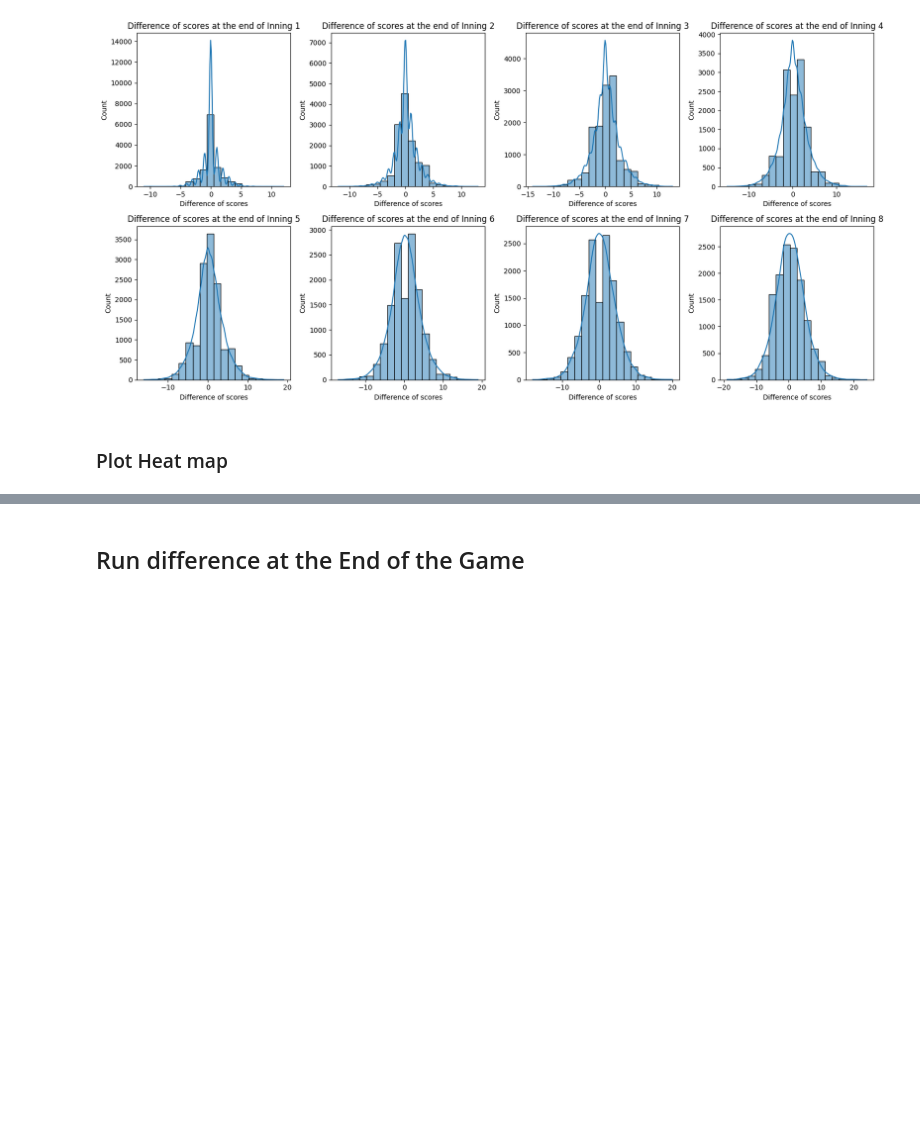
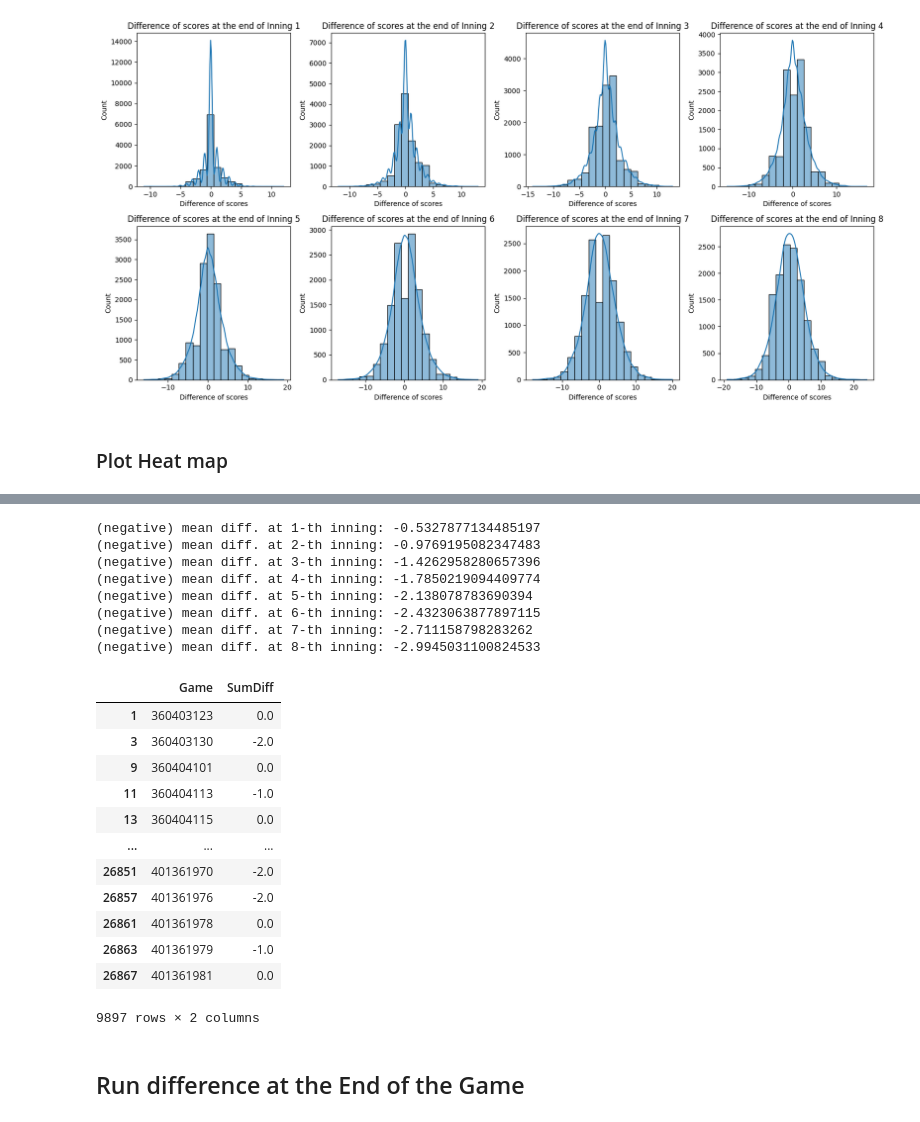
Before and after one commit to lbwei1016/Statistics-2024, a Jupyter notebook: main.ipynb, the cells around one changed output, grey strips where cells are left out. Cells and saved outputs as stored; diff of their text form; code cells hidden in the pictures; blank space fills up the shorter version.

```diff
--- a/main.ipynb
+++ b/main.ipynb
@@ -201,3 +152,59 @@ neg_diff_data_list[0]
+# %%
+def get_neg_diff_data_list(hypothesis: int=1) -> list[pd.Series]:
+    """
+    Get a list of games indexed by innings according to hypothesis 1 or 2.
+
+    Please refer to beginning of this python notebook for information regarding hypothesis 1 and 2.
+
+    ## Parameter
+        `hypothesis: int=1`: specify which hypothesis we are interested in,
+        and the returning list would correspond to that hypothesis.
+
+    ## Return
+        A list of `pd.Series` indexed by innings according to hypothesis 1 or 2.
+
+        Note that index `i` corresponds to the `i+1`-th inning.
+
+    """
+    neg_diff_data_list = []
+    for i in range(1, 9):
+        if hypothesis == 1:
+            neg_diff_data = neg_sum_to_n_inning(i)
+        else:
+            neg_diff_data = neg_sum_to_n_inning(i, diff_inning=1, neg_all=False)
+
+        neg_diff_mean = neg_diff_data['SumDiff'].mean()
+        print(f'(negative) mean diff. at {i}-th inning: {neg_diff_mean}')
+        neg_diff_data_list.append(neg_diff_data)
+
+    return neg_diff_data_list
+
+
+neg_diff_data_list = get_neg_diff_data_list(hypothesis=1)
+# neg_diff_data_list = get_neg_diff_data_list(hypothesis=2)
+neg_diff_data_list[0]
+# %% [output]
+(negative) mean diff. at 1-th inning: -0.5327877134485197
+(negative) mean diff. at 2-th inning: -0.9769195082347483
+(negative) mean diff. at 3-th inning: -1.4262958280657396
+(negative) mean diff. at 4-th inning: -1.7850219094409774
+(negative) mean diff. at 5-th inning: -2.138078783690394
+(negative) mean diff. at 6-th inning: -2.4323063877897115
+(negative) mean diff. at 7-th inning: -2.711158798283262
+(negative) mean diff. at 8-th inning: -2.9945031100824533
+|  | Game | SumDiff |
+| 1 | 360403123 | 0.0 |
+| 3 | 360403130 | -2.0 |
+| 9 | 360404101 | 0.0 |
+| 11 | 360404113 | -1.0 |
+| 13 | 360404115 | 0.0 |
+| ... | ... | ... |
+| 26851 | 401361970 | -2.0 |
+| 26857 | 401361976 | -2.0 |
+| 26861 | 401361978 | 0.0 |
+| 26863 | 401361979 | -1.0 |
+| 26867 | 401361981 | 0.0 |
+9897 rows × 2 columns
 # %% [markdown]
 ## Run difference at the End of the Game
 # %%
```
Also changed, not shown: parts of 13 cells of this notebook, 1 other file.
